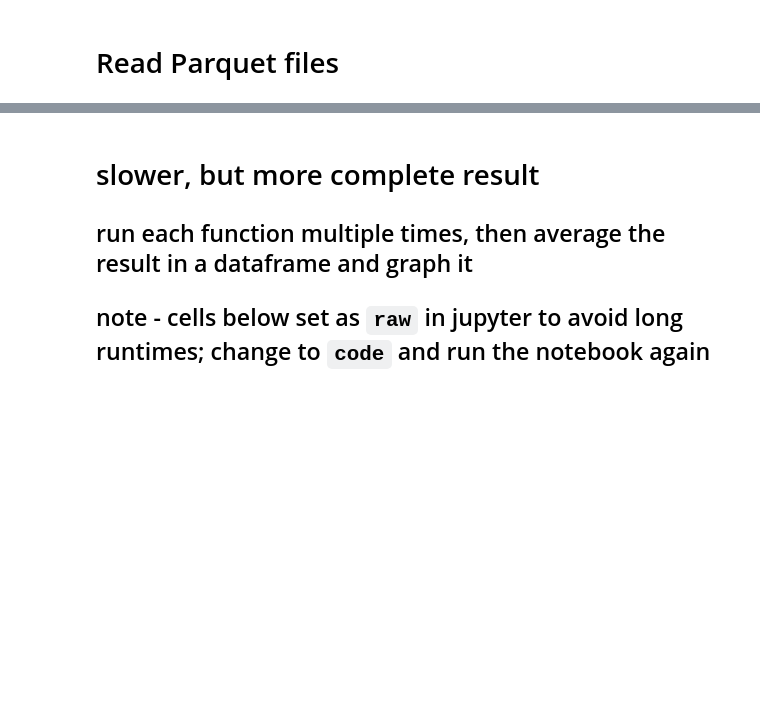
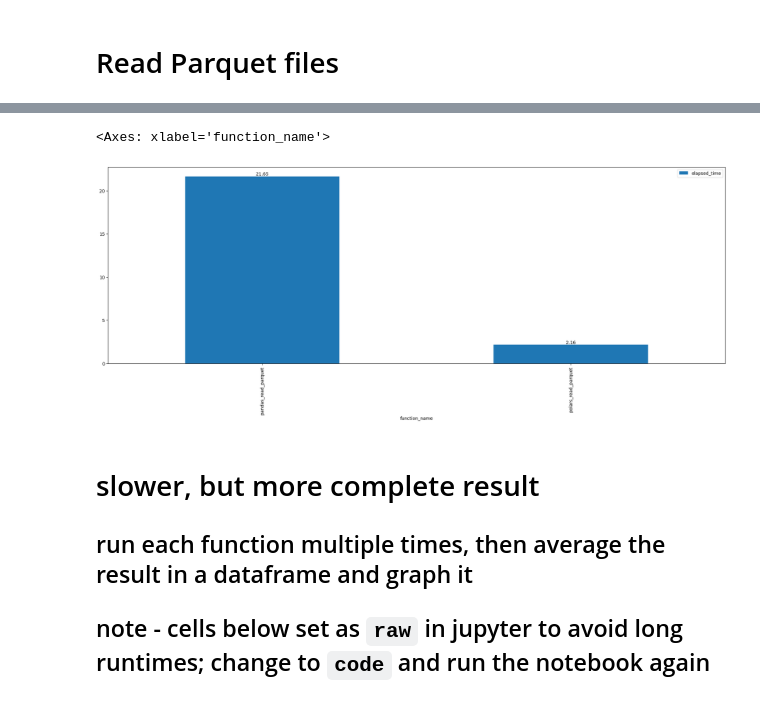
Before and after one commit to surfaceowl/talk_nov2023_pandas_polars_arrow, a Jupyter notebook: performance_comparison.ipynb, the cells around one changed output, grey strips where cells are left out. Cells and saved outputs as stored; diff of their text form; code cells hidden in the pictures; blank space fills up the shorter version.

```diff
--- a/performance_comparison.ipynb
+++ b/performance_comparison.ipynb
@@ -311,10 +315,13 @@ df_parquet_results
 # %%
 # graph results - csv
 ax_parquet = df_parquet_results.sort_values(["elapsed_time", "function_name"], ascending=[False, True]).plot(
     kind="bar", x="function_name", y="elapsed_time", figsize=(25, 8)
 );
-ax_parquet.bar_label(ax.containers[0], fmt='%.2f')
+ax_parquet.bar_label(ax_parquet.containers[0], fmt='%.2f')
 ax_parquet
+# %% [output]
+<Axes: xlabel='function_name'>
+[figure, added]
 # %% [markdown]
 # slower, but more complete result
 ## run each function multiple times, then average the result in a dataframe and graph it
```
Also changed, not shown: parts of 7 cells of this notebook.
